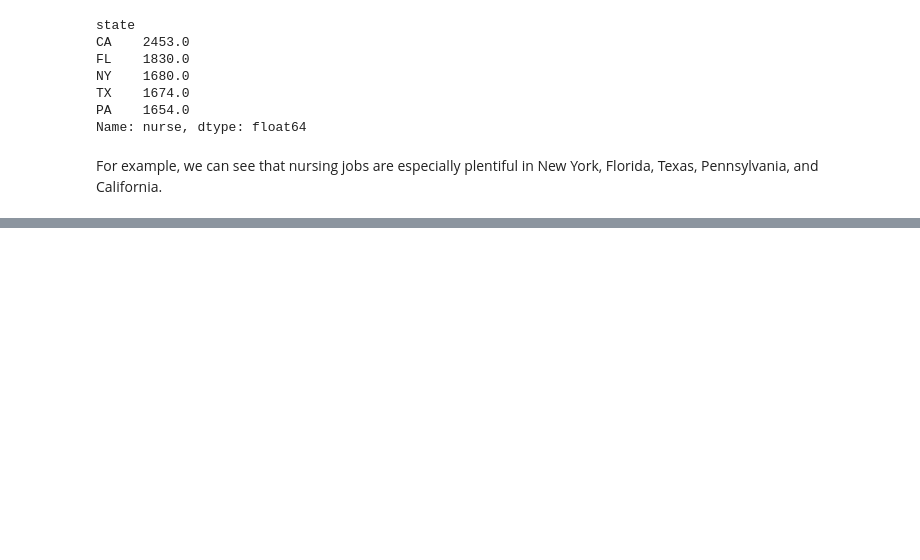
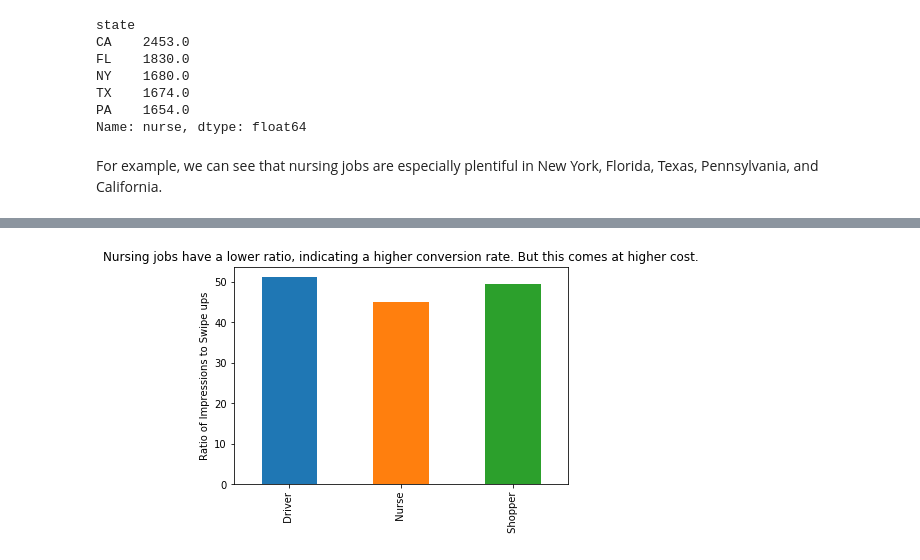
Before and after one commit to kabuhakmeh3/job-classifier, a Jupyter notebook: notebooks/Job Listing EDA - Demo.ipynb, the cells around one changed output, grey strips where cells are left out. Cells and saved outputs as stored; diff of their text form; code cells hidden in the pictures; blank space fills up the shorter version.

```diff
--- a/notebooks/Job Listing EDA - Demo.ipynb
+++ b/notebooks/Job Listing EDA - Demo.ipynb
@@ -386,0 +477,8 @@ nurse_map
+# %%
+(role_totals['Paid Impressions']/role_totals['Swipe Ups']).plot(kind='bar')
+plt.ylabel('Ratio of Impressions to Swipe ups')
+plt.title('Nursing jobs have a lower ratio, indicating a higher conversion rate. But this comes at higher cost.')
+plt.xlabel('')
+plt.show()
+# %% [output]
+[figure, added]
```
Also changed, not shown: parts of 11 cells of this notebook.
